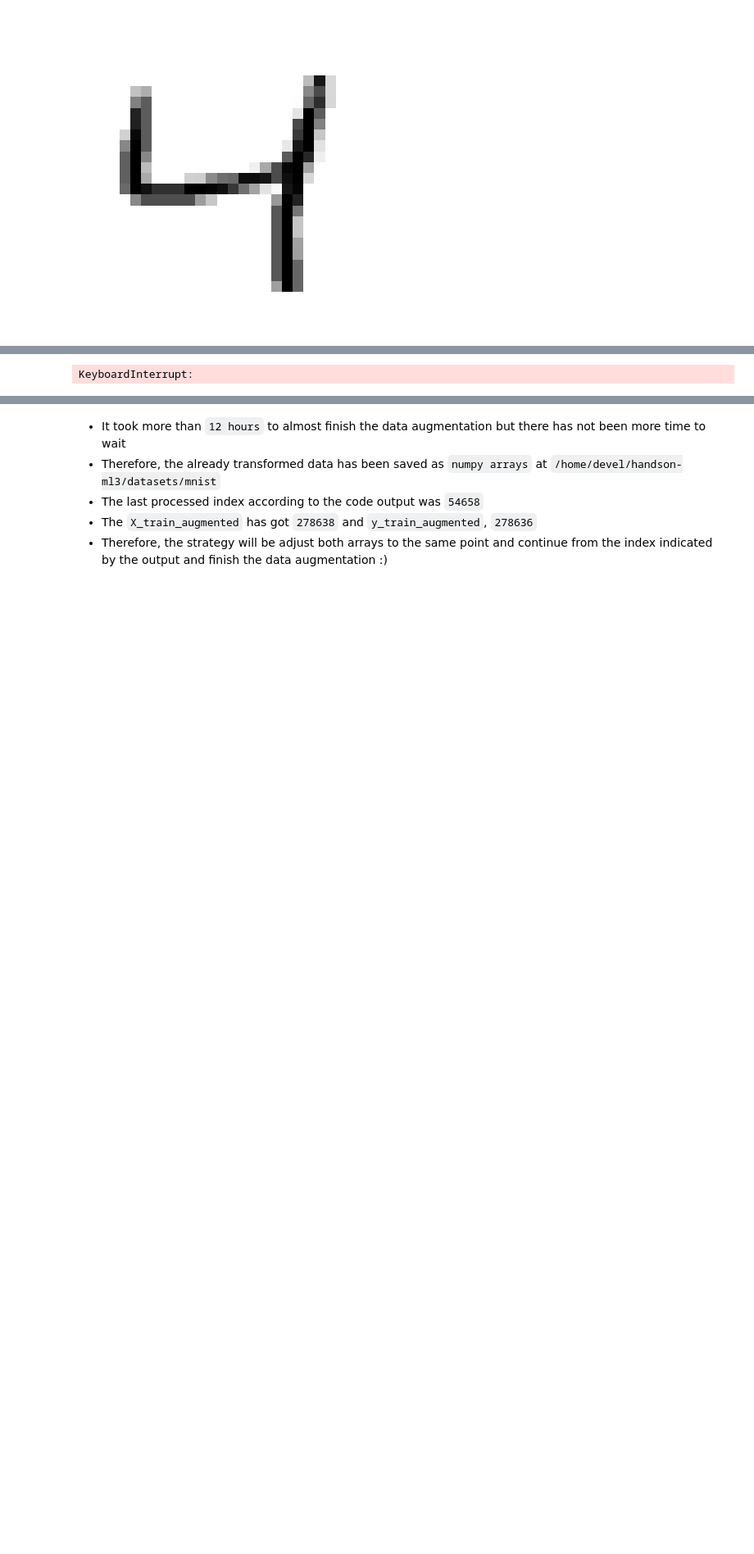
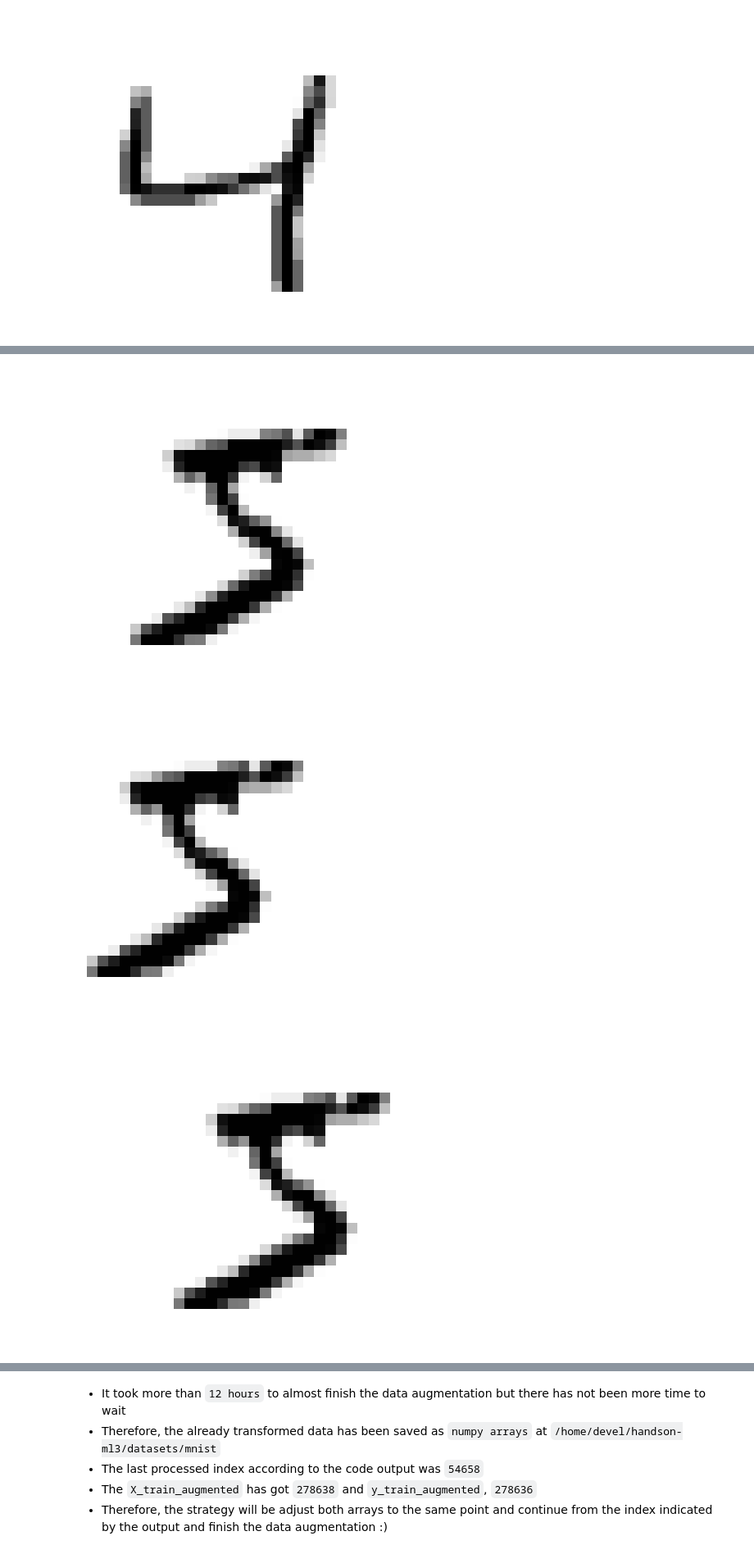
Before and after one commit to MiquelMarinoEspinosa/handson-ml3, a Jupyter notebook: 03_exercises.ipynb, the cells around one changed output, grey strips where cells are left out. Shown at 82% size. Drawn from its saved outputs; the diff is of its cells as text; code cells hidden in the pictures; blank space fills up the shorter version.

Commit message:
prepare exercise 2 after original image investigation

```diff
--- a/03_exercises.ipynb
+++ b/03_exercises.ipynb
@@ -938,16 +938,25 @@ def augment_image(image, X_train, shift_direction):
 print(datetime.datetime.now())
 
 print(X_train_augmented.shape)
-for index in range(0, 60000):
-    X_train_augmented = augment_image(X_train_augmented[index], X_train_augmented, [0, -4])
-    X_train_augmented = augment_image(X_train_augmented[index], X_train_augmented, [0, 4])
-    X_train_augmented = augment_image(X_train_augmented[index], X_train_augmented, [-4, 0])
-    X_train_augmented = augment_image(X_train_augmented[index], X_train_augmented, [4, 0])
+# for index in range(0, 60000):
+for index in range(0, 1):
+    image_number = X_train_augmented[index]
+    X_train_augmented = augment_image(image_number, X_train_augmented, [0, -4])
+    X_train_augmented = augment_image(image_number, X_train_augmented, [0, 4])
+    X_train_augmented = augment_image(image_number, X_train_augmented, [-4, 0])
+    X_train_augmented = augment_image(image_number, X_train_augmented, [4, 0])
     y_train_augmented = np.append(y_train_augmented, np.full((4), y_train[index]))
     sys.stdout.write('%d \r'%index)
     sys.stdout.flush()
 
 print(X_train_augmented.shape)
+print(y_train_augmented.shape)
 #+2 hours
 print(datetime.datetime.now())
+
+show_image(X_train_augmented[0])
+show_image(X_train_augmented[60000])
+show_image(X_train_augmented[60001])
+show_image(X_train_augmented[60002])
+show_image(X_train_augmented[60003])
 # %% [output]
@@ -957 +968,3 @@ print(datetime.datetime.now())
-KeyboardInterrupt:
+[figure, added]
+[figure, added]
+[figure, added]
```
Also changed, not shown: parts of 4 cells of this notebook.
